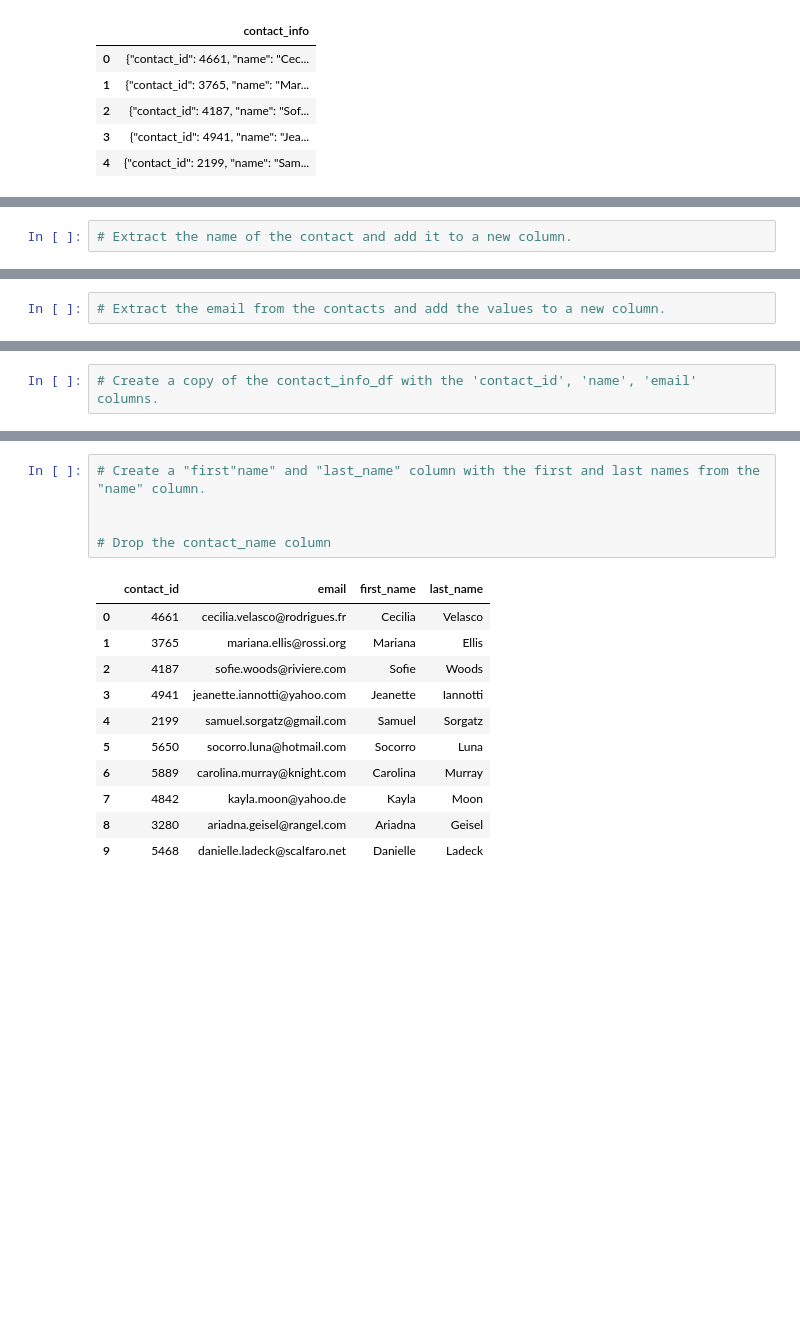
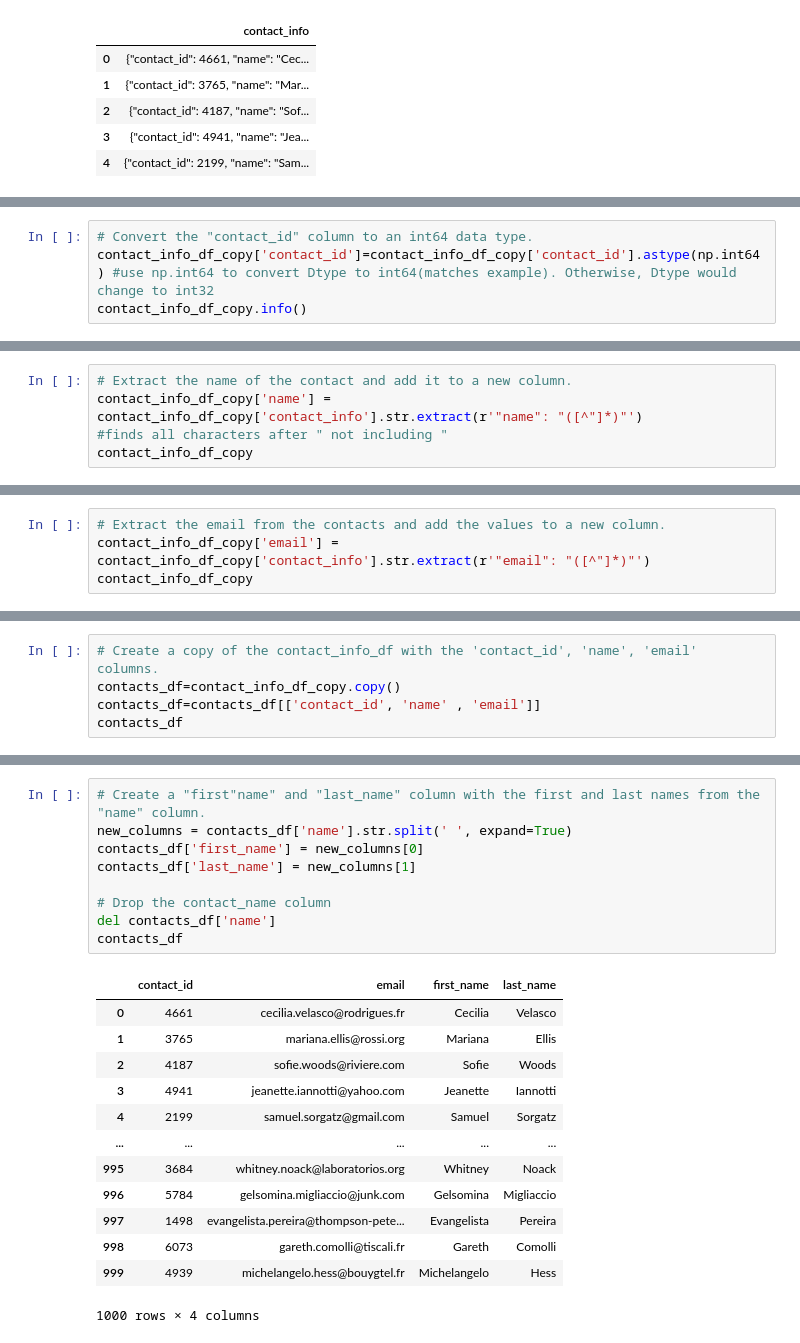
Before and after one commit to Nolan-Tonthat/Crowdfunding_ETL, a Jupyter notebook: ETL_Mini_Project_KQuintana_NTonthat.ipynb, the cells around one changed output, grey strips where cells are left out. Saved outputs shown, nothing was run; the diff lists cells and outputs as text; blank space fills up the shorter version.

```diff
--- a/ETL_Mini_Project_KQuintana_NTonthat.ipynb
+++ b/ETL_Mini_Project_KQuintana_NTonthat.ipynb
@@ -451,0 +450,4 @@ memory usage: 15.8+ KB
+# %%
+# Convert the "contact_id" column to an int64 data type.
+contact_info_df_copy['contact_id']=contact_info_df_copy['contact_id'].astype(np.int64) #use np.int64 to convert Dtype to int64(matches example). Otherwise, Dtype would change to int32
+contact_info_df_copy.info()
@@ -452,5 +464,8 @@ memory usage: 15.8+ KB
 # %%
 # Extract the name of the contact and add it to a new column.
+contact_info_df_copy['name'] = contact_info_df_copy['contact_info'].str.extract(r'"name": "([^"]*)"')
+#finds all characters after " not including "
+contact_info_df_copy
 # %% [output]
 |  | contact_info | contact_id | name |
 | 0 | {"contact_id": 4661, "name": "Cec... | 4661 | Cecilia Velasco |
@@ -466,5 +483,7 @@ memory usage: 15.8+ KB
 # %%
 # Extract the email from the contacts and add the values to a new column.
+contact_info_df_copy['email'] = contact_info_df_copy['contact_info'].str.extract(r'"email": "([^"]*)"')
+contact_info_df_copy
 # %% [output]
 |  | contact_info | contact_id | name | email |
 | 0 | {"contact_id": 4661, "name": "Cec... | 4661 | Cecilia Velasco | cecilia.velasco@rodrigues.fr |
@@ -480,5 +501,8 @@ memory usage: 15.8+ KB
 # %%
 # Create a copy of the contact_info_df with the 'contact_id', 'name', 'email' columns.
+contacts_df=contact_info_df_copy.copy()
+contacts_df=contacts_df[['contact_id', 'name' , 'email']]
+contacts_df
 # %% [output]
 |  | contact_id | name | email |
 | 0 | 4661 | Cecilia Velasco | cecilia.velasco@rodrigues.fr |
@@ -494,19 +520,25 @@ memory usage: 15.8+ KB
 # %%
 # Create a "first"name" and "last_name" column with the first and last names from the "name" column.
-
+new_columns = contacts_df['name'].str.split(' ', expand=True)
+contacts_df['first_name'] = new_columns[0]
+contacts_df['last_name'] = new_columns[1]
 
 # Drop the contact_name column
+del contacts_df['name']
+contacts_df
 # %% [output]
 |  | contact_id | email | first_name | last_name |
 | 0 | 4661 | cecilia.velasco@rodrigues.fr | Cecilia | Velasco |
 | 1 | 3765 | mariana.ellis@rossi.org | Mariana | Ellis |
 | 2 | 4187 | sofie.woods@riviere.com | Sofie | Woods |
 | 3 | 4941 | jeanette.iannotti@yahoo.com | Jeanette | Iannotti |
 | 4 | 2199 | samuel.sorgatz@gmail.com | Samuel | Sorgatz |
-| 5 | 5650 | socorro.luna@hotmail.com | Socorro | Luna |
-| 6 | 5889 | carolina.murray@knight.com | Carolina | Murray |
-| 7 | 4842 | kayla.moon@yahoo.de | Kayla | Moon |
-| 8 | 3280 | ariadna.geisel@rangel.com | Ariadna | Geisel |
-| 9 | 5468 | danielle.ladeck@scalfaro.net | Danielle | Ladeck |
+| ... | ... | ... | ... | ... |
+| 995 | 3684 | whitney.noack@laboratorios.org | Whitney | Noack |
+| 996 | 5784 | gelsomina.migliaccio@junk.com | Gelsomina | Migliaccio |
+| 997 | 1498 | evangelista.pereira@thompson-pete... | Evangelista | Pereira |
+| 998 | 6073 | gareth.comolli@tiscali.fr | Gareth | Comolli |
+| 999 | 4939 | michelangelo.hess@bouygtel.fr | Michelangelo | Hess |
+1000 rows × 4 columns
 # %%
 # Reorder the columns
```
Also changed, not shown: parts of 11 cells of this notebook.
